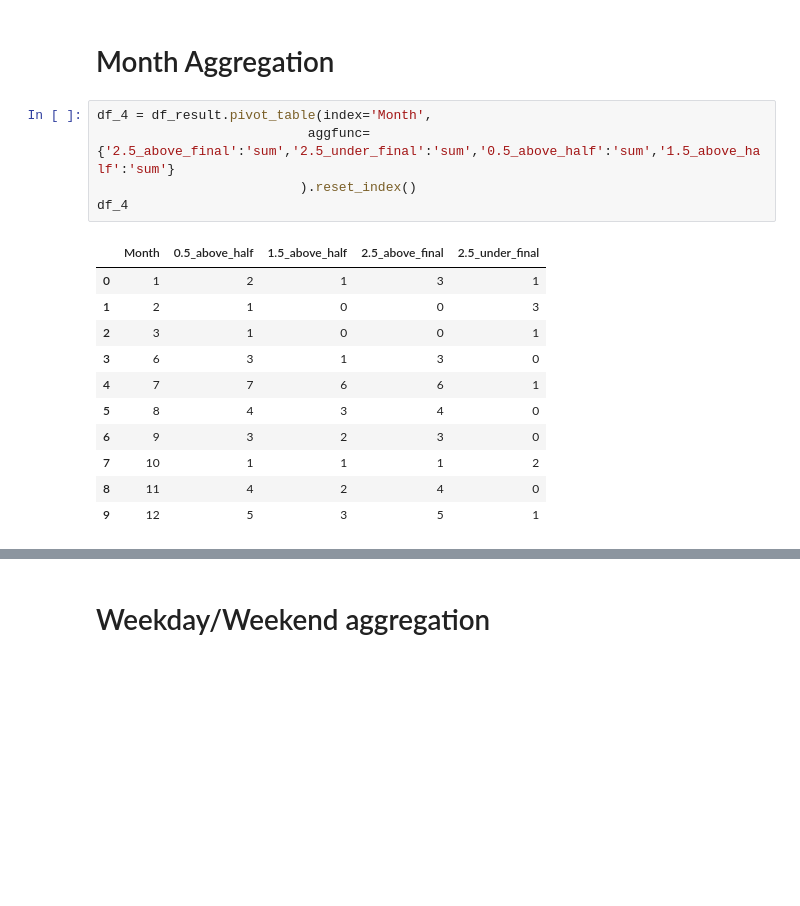
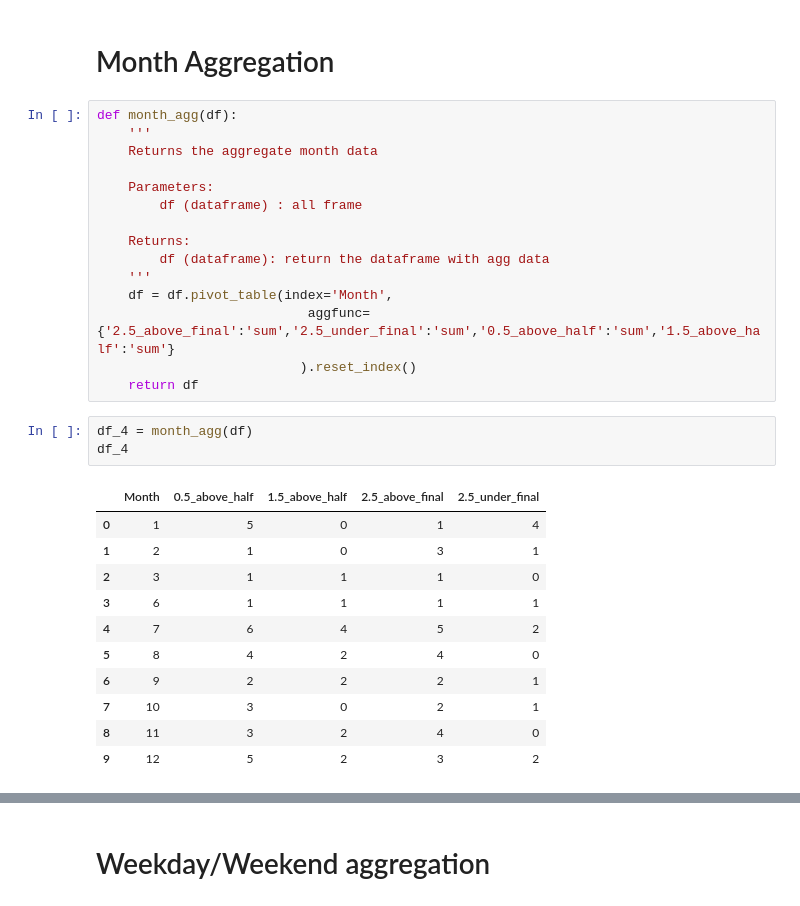
Before and after one commit to yssefunc/sport_analytics, a Jupyter notebook: code/eda.ipynb, the cells around one changed output, grey strips where cells are left out. Saved outputs shown, nothing was run; the diff lists cells and outputs as text; blank space fills up the shorter version.

```diff
--- a/code/eda.ipynb
+++ b/code/eda.ipynb
@@ -199,20 +229,33 @@ show_chart_2_2d(df_3, 'Day', ['2.5_above_final', '2.5_under_final'], False, True
 # %% [markdown]
 # Month Aggregation
 # %%
-df_4 = df_result.pivot_table(index='Month',
+def month_agg(df):
+    '''
+    Returns the aggregate month data
+
+    Parameters:
+        df (dataframe) : all frame
+
+    Returns:
+        df (dataframe): return the dataframe with agg data
+    '''
+    df = df.pivot_table(index='Month',
                            aggfunc={'2.5_above_final':'sum','2.5_under_final':'sum','0.5_above_half':'sum','1.5_above_half':'sum'}
                           ).reset_index()
-df_4
+    return df
-# %% [output]
-|  | Month | 0.5_above_half | 1.5_above_half | 2.5_above_final | 2.5_under_final |
-| 0 | 1 | 2 | 1 | 3 | 1 |
-| 1 | 2 | 1 | 0 | 0 | 3 |
-| 2 | 3 | 1 | 0 | 0 | 1 |
-| 3 | 6 | 3 | 1 | 3 | 0 |
-| 4 | 7 | 7 | 6 | 6 | 1 |
-| 5 | 8 | 4 | 3 | 4 | 0 |
-| 6 | 9 | 3 | 2 | 3 | 0 |
-| 7 | 10 | 1 | 1 | 1 | 2 |
-| 8 | 11 | 4 | 2 | 4 | 0 |
-| 9 | 12 | 5 | 3 | 5 | 1 |
+# %%
+df_4 = month_agg(df)
+df_4
+# %% [output]
+|  | Month | 0.5_above_half | 1.5_above_half | 2.5_above_final | 2.5_under_final |
+| 0 | 1 | 5 | 0 | 1 | 4 |
+| 1 | 2 | 1 | 0 | 3 | 1 |
+| 2 | 3 | 1 | 1 | 1 | 0 |
+| 3 | 6 | 1 | 1 | 1 | 1 |
+| 4 | 7 | 6 | 4 | 5 | 2 |
+| 5 | 8 | 4 | 2 | 4 | 0 |
+| 6 | 9 | 2 | 2 | 2 | 1 |
+| 7 | 10 | 3 | 0 | 2 | 1 |
+| 8 | 11 | 3 | 2 | 4 | 0 |
+| 9 | 12 | 5 | 2 | 3 | 2 |
 # %%
```
Also changed, not shown: parts of 31 cells of this notebook, 1 other file.
